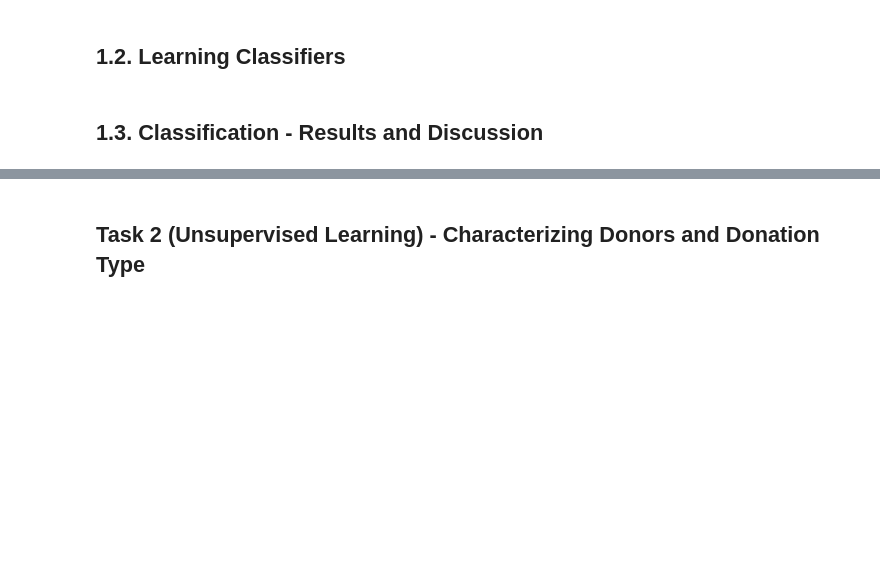
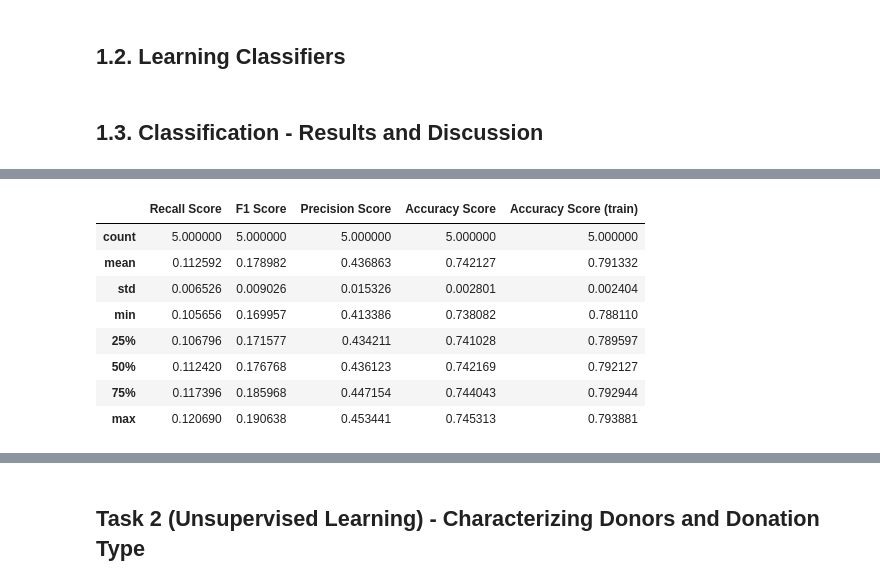
Before and after one commit to F-Madruga/Donation_Dataset_Predictions_FCUL, a Jupyter notebook: AA_202021_Project.ipynb, the cells around one changed output, grey strips where cells are left out. Drawn from its saved outputs; the diff is of its cells as text; code cells hidden in the pictures; blank space fills up the shorter version.

```diff
--- a/AA_202021_Project.ipynb
+++ b/AA_202021_Project.ipynb
@@ -726,0 +679,3 @@ Cross validated f1_score: 0.38991773745004515
+# %%
+scores = cross_validation_model(donor_X, donor_y, RandomForestClassifier(criterion='gini', max_depth=10, random_state=42), 5)
+scores
@@ -726,0 +689,12 @@ Cross validated f1_score: 0.38991773745004515
+# %%
+scores.describe()
+# %% [output]
+|  | Recall Score | F1 Score | Precision Score | Accuracy Score | Accuracy Score (train) |
+| count | 5.000000 | 5.000000 | 5.000000 | 5.000000 | 5.000000 |
+| mean | 0.112592 | 0.178982 | 0.436863 | 0.742127 | 0.791332 |
+| std | 0.006526 | 0.009026 | 0.015326 | 0.002801 | 0.002404 |
+| min | 0.105656 | 0.169957 | 0.413386 | 0.738082 | 0.788110 |
+| 25% | 0.106796 | 0.171577 | 0.434211 | 0.741028 | 0.789597 |
+| 50% | 0.112420 | 0.176768 | 0.436123 | 0.742169 | 0.792127 |
+| 75% | 0.117396 | 0.185968 | 0.447154 | 0.744043 | 0.792944 |
+| max | 0.120690 | 0.190638 | 0.453441 | 0.745313 | 0.793881 |
```
Also changed, not shown: parts of 41 cells of this notebook.
